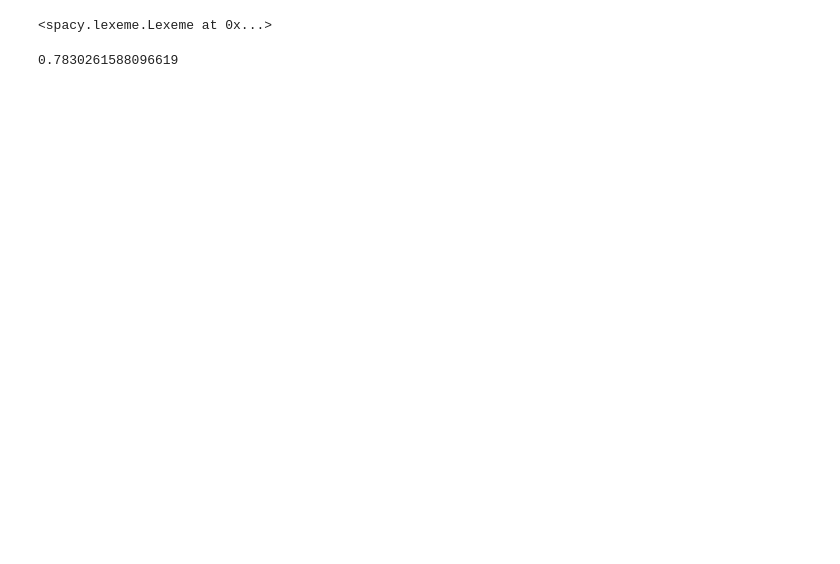
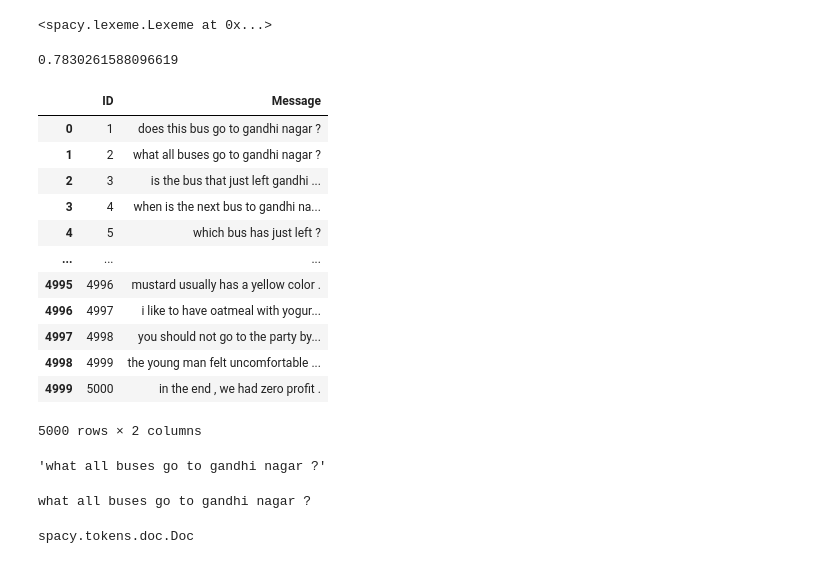
Before and after one commit to gmrr40058/data-science-ml-python-ostad, a Jupyter notebook: Class Modules/Module 15_Introductio to Advance Data Science/Class 2_Introduction to NLP and its Application/my_practice.ipynb, the cells around one changed output. Saved outputs shown, nothing was run; the diff lists cells and outputs as text; code cells hidden in the pictures; blank space fills up the shorter version.

```diff
--- a/Class Modules/Module 15_Introductio to Advance Data Science/Class 2_Introduction to NLP and its Application/my_practice.ipynb
+++ b/Class Modules/Module 15_Introductio to Advance Data Science/Class 2_Introduction to NLP and its Application/my_practice.ipynb
@@ -56,3 +20,34 @@ w1
 w1.similarity(w2)
 # %% [output]
 0.7830261588096619
+# %%
+data = pd.read_excel('Sentence.xlsx', 'Sheet1')
+data
+# %% [output]
+|  | ID | Message |
+| 0 | 1 | does this bus go to gandhi nagar ? |
+| 1 | 2 | what all buses go to gandhi nagar ? |
+| 2 | 3 | is the bus that just left gandhi ... |
+| 3 | 4 | when is the next bus to gandhi na... |
+| 4 | 5 | which bus has just left ? |
+| ... | ... | ... |
+| 4995 | 4996 | mustard usually has a yellow color . |
+| 4996 | 4997 | i like to have oatmeal with yogur... |
+| 4997 | 4998 | you should not go to the party by... |
+| 4998 | 4999 | the young man felt uncomfortable ... |
+| 4999 | 5000 | in the end , we had zero profit . |
+5000 rows × 2 columns
+# %%
+ref_sent = data.iloc[1][1]
+ref_sent
+# %% [output]
+'what all buses go to gandhi nagar ?'
+# %%
+ref_sent_vec = nlp(ref_sent)
+ref_sent_vec
+# %% [output]
+what all buses go to gandhi nagar ?
+# %%
+type(ref_sent_vec)
+# %% [output]
+spacy.tokens.doc.Doc
```
Also changed, not shown: parts of 10 cells of this notebook, 1 other file.
